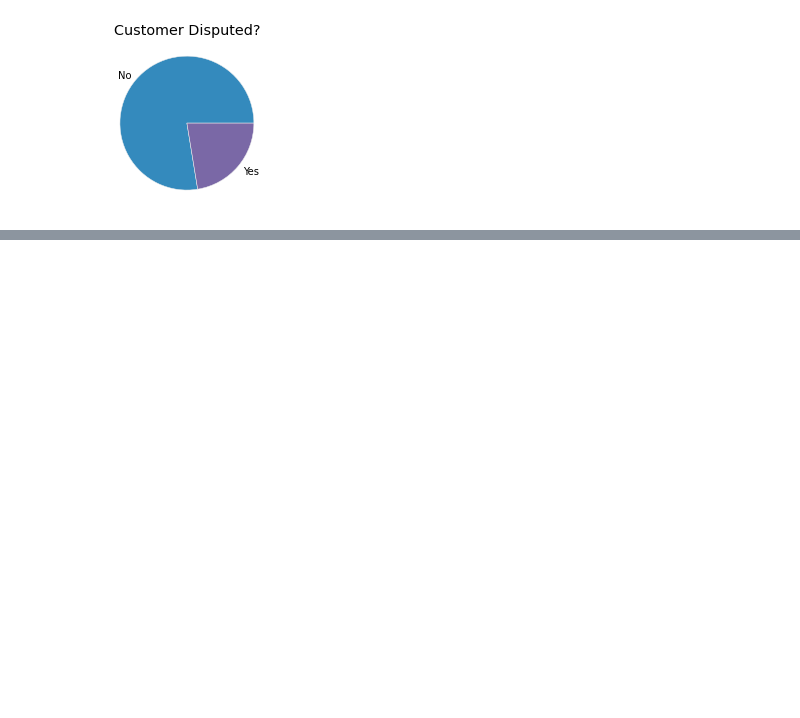
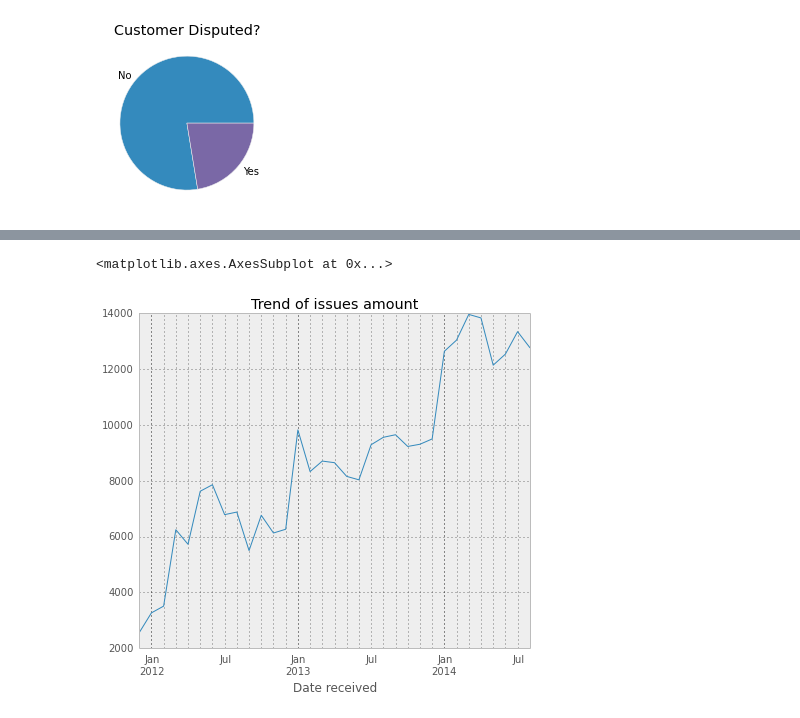
Before and after one commit to saravana76/Assignment2, a Jupyter notebook: BigData-Assignment2.ipynb, the cells around one changed output, grey strips where cells are left out. Drawn from its saved outputs; the diff is of its cells as text; code cells hidden in the pictures; blank space fills up the shorter version.

```diff
--- a/BigData-Assignment2.ipynb
+++ b/BigData-Assignment2.ipynb
@@ -93,6 +90,0 @@ w=d.groupby(d.index)
-# %%
-i=0
-def count(r):
-    global i
-    i=i+1
-    return len(r)
@@ -102,0 +114,7 @@ AttributeError: Cannot access callable attribute 'groupby' of 'DataFrameGroupBy'
+# %%
+# IssueAmount
+IssueAmount=d.resample('M',how=count)[1:34]['Product']
+IssueAmount.plot(title="Trend of issues amount")
+# %% [output]
+<matplotlib.axes.AxesSubplot at 0x...>
+[figure, added]
```
Also changed, not shown: parts of 5 cells of this notebook.
